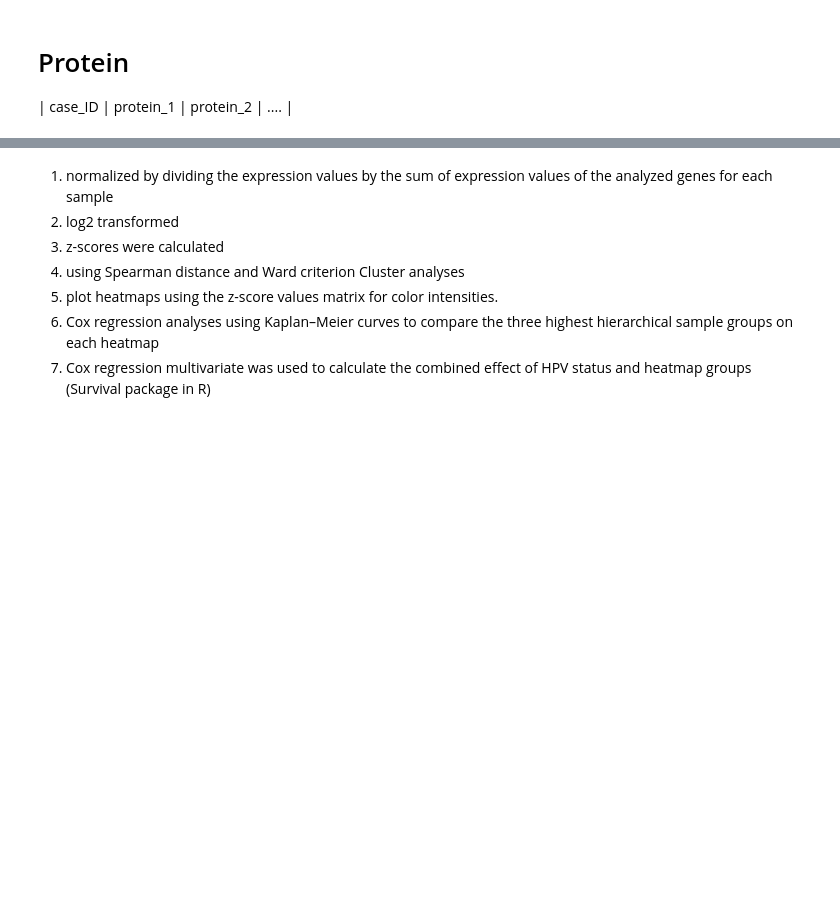
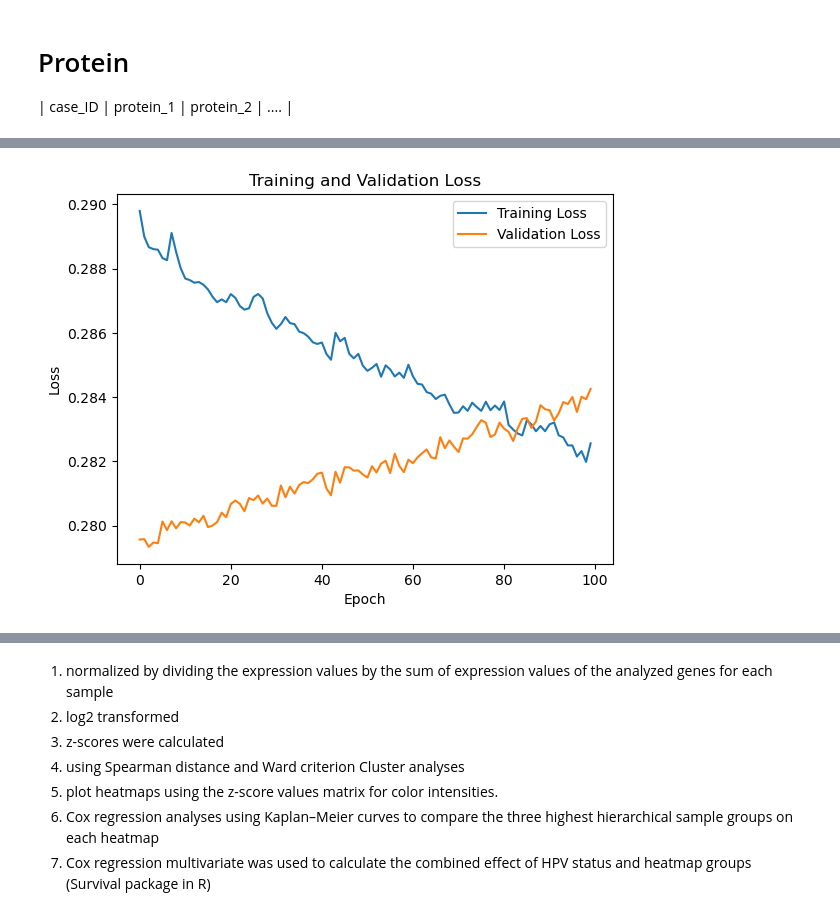
Before and after one commit to smgjch/HSAE, a Jupyter notebook: dataProcess.ipynb, the cells around one changed output, grey strips where cells are left out. Cells and saved outputs as stored; diff of their text form; code cells hidden in the pictures; blank space fills up the shorter version.

```diff
--- a/dataProcess.ipynb
+++ b/dataProcess.ipynb
@@ -107,0 +294,30 @@ merged_protein_expression
+# %%
+# Number of features in your dataset
+n_features = len(X_train.columns)
+
+
+input_layer = Input(shape=(n_features,))
+encoder = Dense(64, activation='relu')(input_layer)
+encoder = Dense(32, activation='relu')(encoder)
+
+
+bottleneck = Dense(6, activation='relu')(encoder)
+
+# Define the decoder (mirror the encoder)
+decoder = Dense(32, activation='relu')(bottleneck)
+decoder = Dense(64, activation='relu')(decoder)
+
+# Output layer
+output_layer = Dense(n_features, activation='sigmoid')(decoder)
+
+# Define the autoencoder model
+autoencoder = Model(inputs=input_layer, outputs=output_layer)
+
+# Compile the autoencoder
+autoencoder.compile(optimizer='adam', loss='mse')
+# %%
+history = autoencoder.fit(X_train, X_train,  # The target is the input data itself
+                epochs=100,
+                batch_size=16,
+                shuffle=True,
+                validation_data=(X_test, X_test))
@@ -107,0 +342,10 @@ merged_protein_expression
+# %%
+plt.plot(history.history['loss'], label='Training Loss')
+plt.plot(history.history['val_loss'], label='Validation Loss')
+plt.xlabel('Epoch')
+plt.ylabel('Loss')
+plt.title('Training and Validation Loss')
+plt.legend()
+plt.show()
+# %% [output]
+[figure, added]
```
Also changed, not shown: parts of 57 cells of this notebook, 5 other files.
